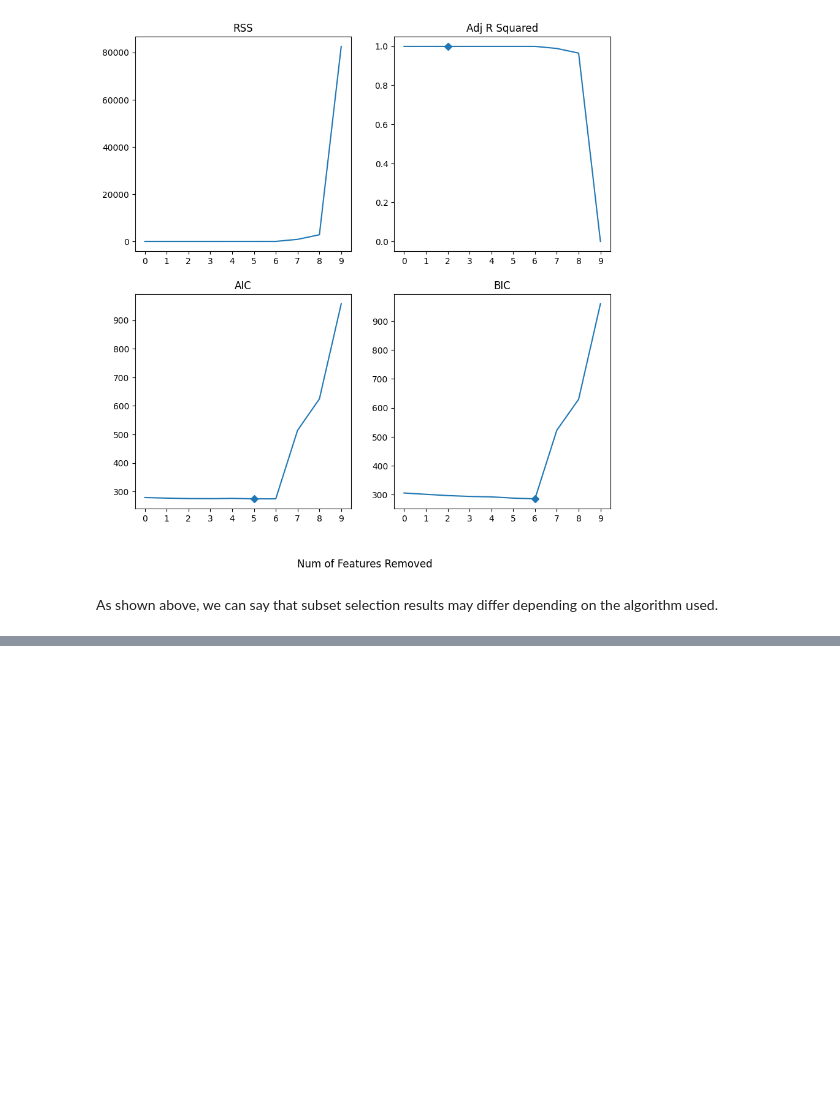
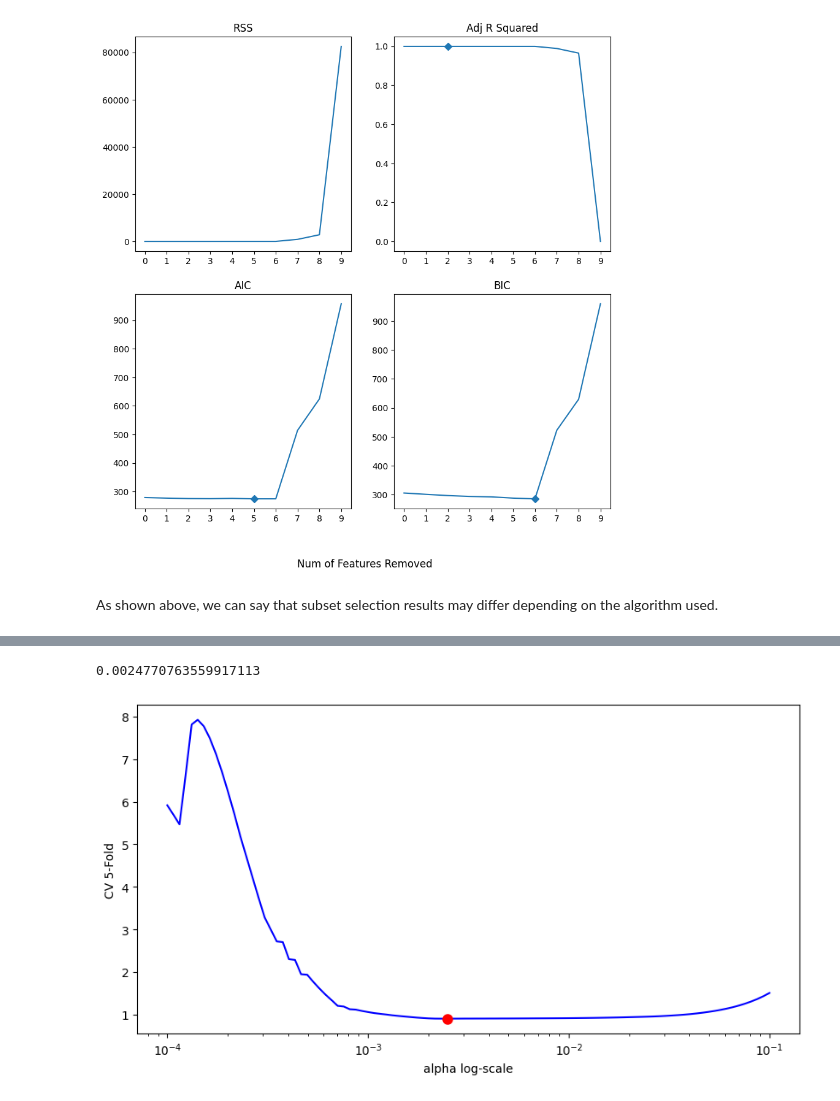
Before and after one commit to MaxBiber/statistics, a Jupyter notebook: forward_backward_stepwise_selection.ipynb, the cells around one changed output, grey strips where cells are left out. Cells and saved outputs as stored; diff of their text form; code cells hidden in the pictures; blank space fills up the shorter version.

Commit message:
lasso csv

```diff
--- a/forward_backward_stepwise_selection.ipynb
+++ b/forward_backward_stepwise_selection.ipynb
@@ -338,0 +341,8 @@ As shown above, we can say that subset selection results may differ depending on
+# %%
+from sklearn.linear_model import LassoCV
+from sklearn.preprocessing import scale
+
+alphas = np.logspace(-4, -1, 100)
+lassocv = LassoCV(alphas=alphas, cv=5, max_iter=100000)
+
+lassocv.fit(scale(X), y)
@@ -338,0 +365,16 @@ As shown above, we can say that subset selection results may differ depending on
+# %%
+lassocv.alpha_
+# %% [output]
+0.0024770763559917113
+# %%
+mses = np.mean(lassocv.mse_path_, axis=1)
+
+# Plot CV error vs alpha
+fig, ax = plt.subplots(figsize=(10,5));
+ax.plot(lassocv.alphas_,mses, color='b');
+ax.plot(lassocv.alpha_, np.min(mses), marker='o', color='r', markersize=8);
+ax.set_xlabel('alpha log-scale');
+ax.set_xscale('log')
+ax.set_ylabel('CV 5-Fold');
+# %% [output]
+[figure, added]
```
Also changed, not shown: parts of 3 cells of this notebook.
